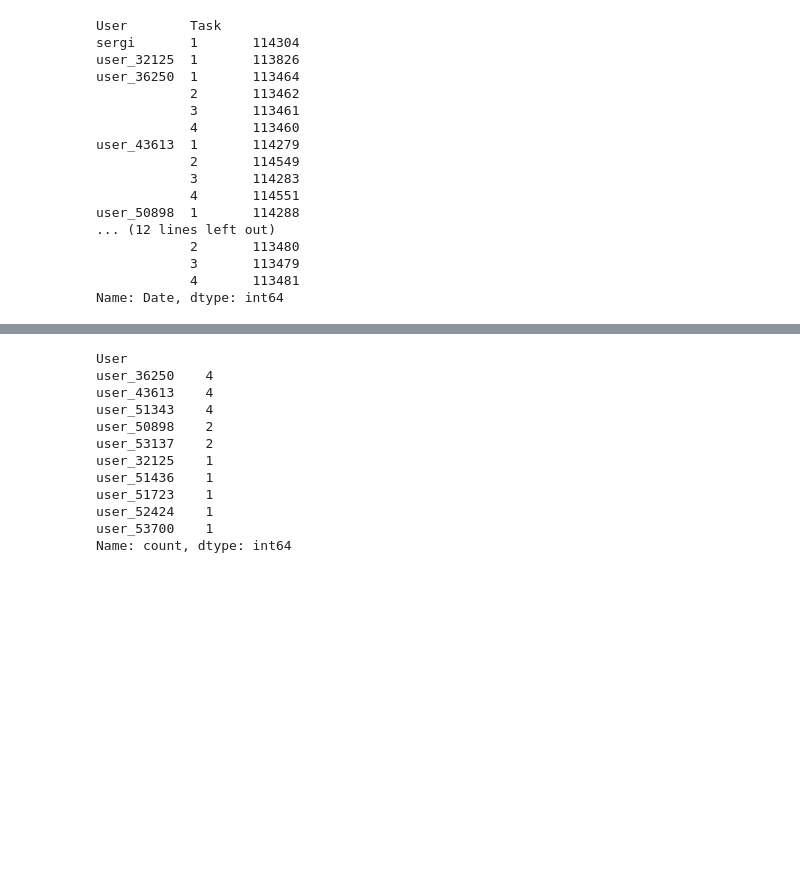
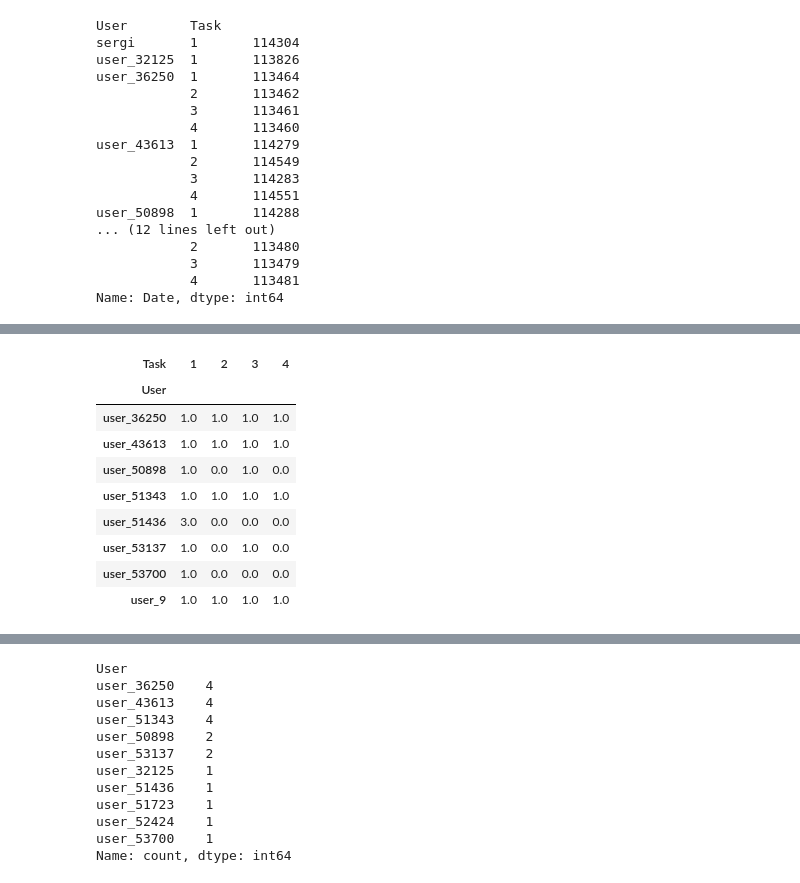
Before and after one commit to icdar-maptext/analysis, a Jupyter notebook: 00-results-plots-tables.ipynb, the cells around one changed output, grey strips where cells are left out. Saved outputs shown, nothing was run; the diff lists cells and outputs as text; code cells hidden in the pictures; blank space fills up the shorter version.

```diff
--- a/00-results-plots-tables.ipynb
+++ b/00-results-plots-tables.ipynb
@@ -113,0 +185,14 @@ Name: Date, dtype: int64
+# %%
+# count the number of submissions per user for each task
+submissions_meta_valid.groupby(["User", "Task"]).size().unstack().fillna(0)
+# %% [output]
+| Task | 1 | 2 | 3 | 4 |
+| User |  |  |  |  |
+| user_36250 | 1.0 | 1.0 | 1.0 | 1.0 |
+| user_43613 | 1.0 | 1.0 | 1.0 | 1.0 |
+| user_50898 | 1.0 | 0.0 | 1.0 | 0.0 |
+| user_51343 | 1.0 | 1.0 | 1.0 | 1.0 |
+| user_51436 | 3.0 | 0.0 | 0.0 | 0.0 |
+| user_53137 | 1.0 | 0.0 | 1.0 | 0.0 |
+| user_53700 | 1.0 | 0.0 | 0.0 | 0.0 |
+| user_9 | 1.0 | 1.0 | 1.0 | 1.0 |
```
Also changed, not shown: parts of 27 cells of this notebook, 1 other file.
